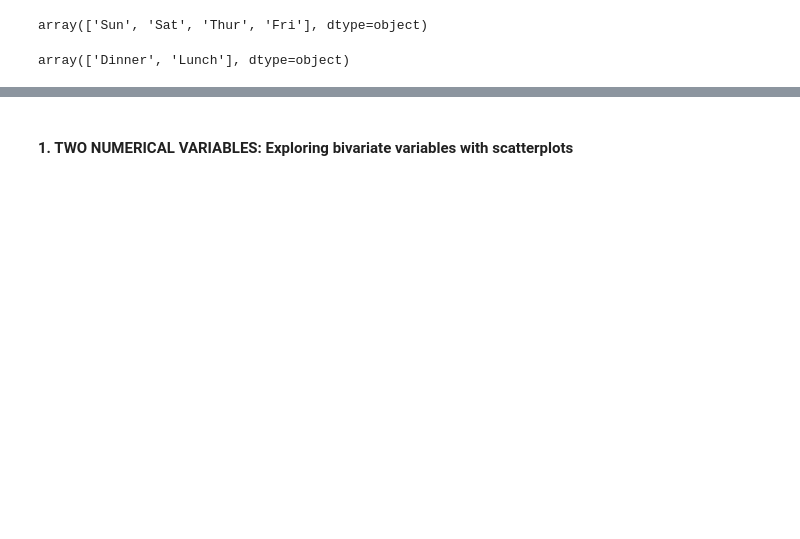
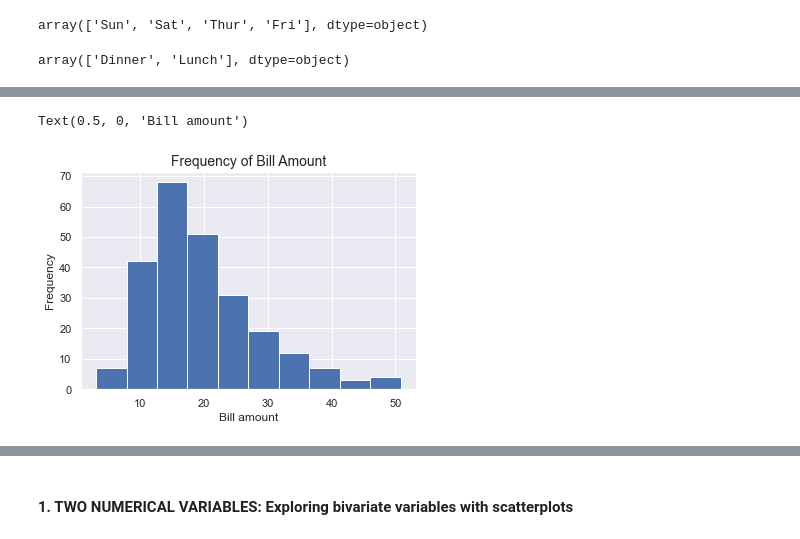
Before and after one commit to Elenotes/Visualitzacio_grafica_multiples_variables, a Jupyter notebook: S04_T02_Visualitzacio_grafica_multiples_variables.ipynb, the cells around one changed output, grey strips where cells are left out. Cells and saved outputs as stored; diff of their text form; code cells hidden in the pictures; blank space fills up the shorter version.

```diff
--- a/S04_T02_Visualitzacio_grafica_multiples_variables.ipynb
+++ b/S04_T02_Visualitzacio_grafica_multiples_variables.ipynb
@@ -82,0 +136,10 @@ array(['Dinner', 'Lunch'], dtype=object)
+# %%
+#plot two histograms to compare bills and tips
+
+tips.hist(['total_bill'])
+plt.title('Frequency of Bill Amount', fontsize = 14)
+plt.ylabel('Frequency')
+plt.xlabel('Bill amount')
+# %% [output]
+Text(0.5, 0, 'Bill amount')
+[figure, added]
```
Also changed, not shown: parts of 57 cells of this notebook, 1 other file.
